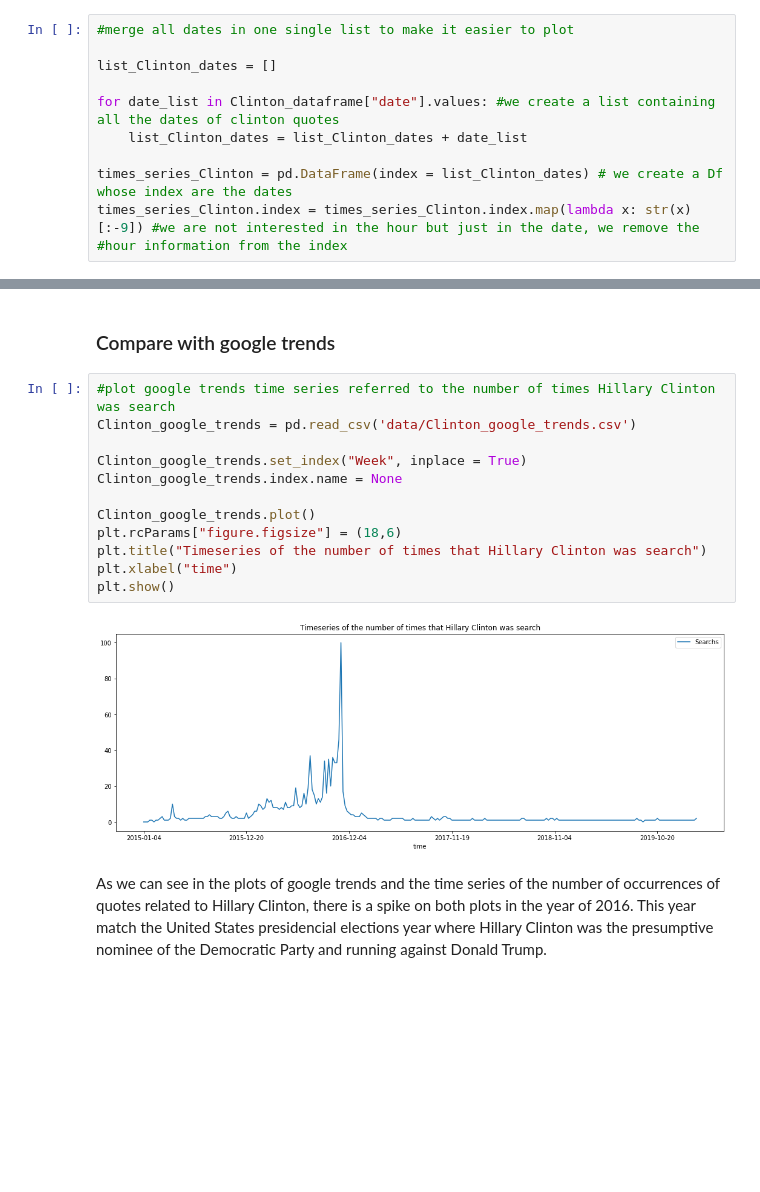
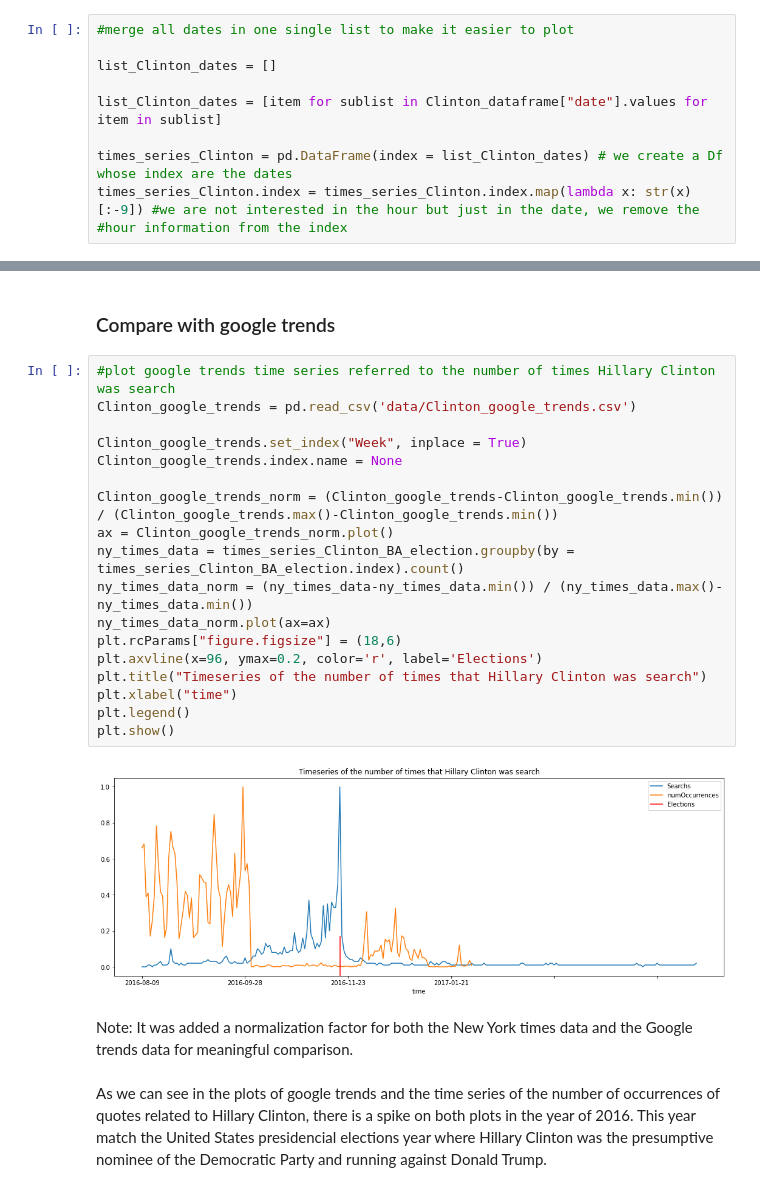
Before and after one commit to lucarossi9/Applied-Data-Analysis-project, a Jupyter notebook: Project 2.ipynb, the cells around one changed output, grey strips where cells are left out. Drawn from its saved outputs; the diff is of its cells as text; blank space fills up the shorter version.

```diff
--- a/Project 2.ipynb
+++ b/Project 2.ipynb
@@ -134,8 +134,7 @@ Clinton_dataframe
 
 list_Clinton_dates = []
 
-for date_list in Clinton_dataframe["date"].values: #we create a list containing all the dates of clinton quotes
-    list_Clinton_dates = list_Clinton_dates + date_list
+list_Clinton_dates = [item for sublist in Clinton_dataframe["date"].values for item in sublist]
 
 times_series_Clinton = pd.DataFrame(index = list_Clinton_dates) # we create a Df whose index are the dates
 times_series_Clinton.index = times_series_Clinton.index.map(lambda x: str(x)[:-9]) #we are not interested in the hour but just in the date, we remove the
@@ -210,17 +211,25 @@ As we can see there is a huge decrease in the citations referred to Clinton in t
 # %%
 #plot google trends time series referred to the number of times Hillary Clinton was search
 Clinton_google_trends = pd.read_csv('data/Clinton_google_trends.csv')
 
 Clinton_google_trends.set_index("Week", inplace = True)
 Clinton_google_trends.index.name = None
 
-Clinton_google_trends.plot()
+Clinton_google_trends_norm = (Clinton_google_trends-Clinton_google_trends.min()) / (Clinton_google_trends.max()-Clinton_google_trends.min())
+ax = Clinton_google_trends_norm.plot()
+ny_times_data = times_series_Clinton_BA_election.groupby(by = times_series_Clinton_BA_election.index).count()
+ny_times_data_norm = (ny_times_data-ny_times_data.min()) / (ny_times_data.max()-ny_times_data.min())
+ny_times_data_norm.plot(ax=ax)
 plt.rcParams["figure.figsize"] = (18,6)
+plt.axvline(x=96, ymax=0.2, color='r', label='Elections')
 plt.title("Timeseries of the number of times that Hillary Clinton was search")
 plt.xlabel("time")
+plt.legend()
 plt.show()
 # %% [output]
-[figure, old version]
+[figure, new version]
+# %% [markdown]
+Note: It was added a normalization factor for both the New York times data and the Google trends data for meaningful comparison.
 # %% [markdown]
 As we can see in the plots of google trends and the time series of the number of occurrences of quotes related to Hillary Clinton, there is a spike on both plots in the year of 2016. This year match the United States presidencial elections year where Hillary Clinton was the presumptive nominee of the Democratic Party and running against Donald Trump.
 # %% [markdown]
```
Also changed, not shown: parts of 14 cells of this notebook, 2 other files.
